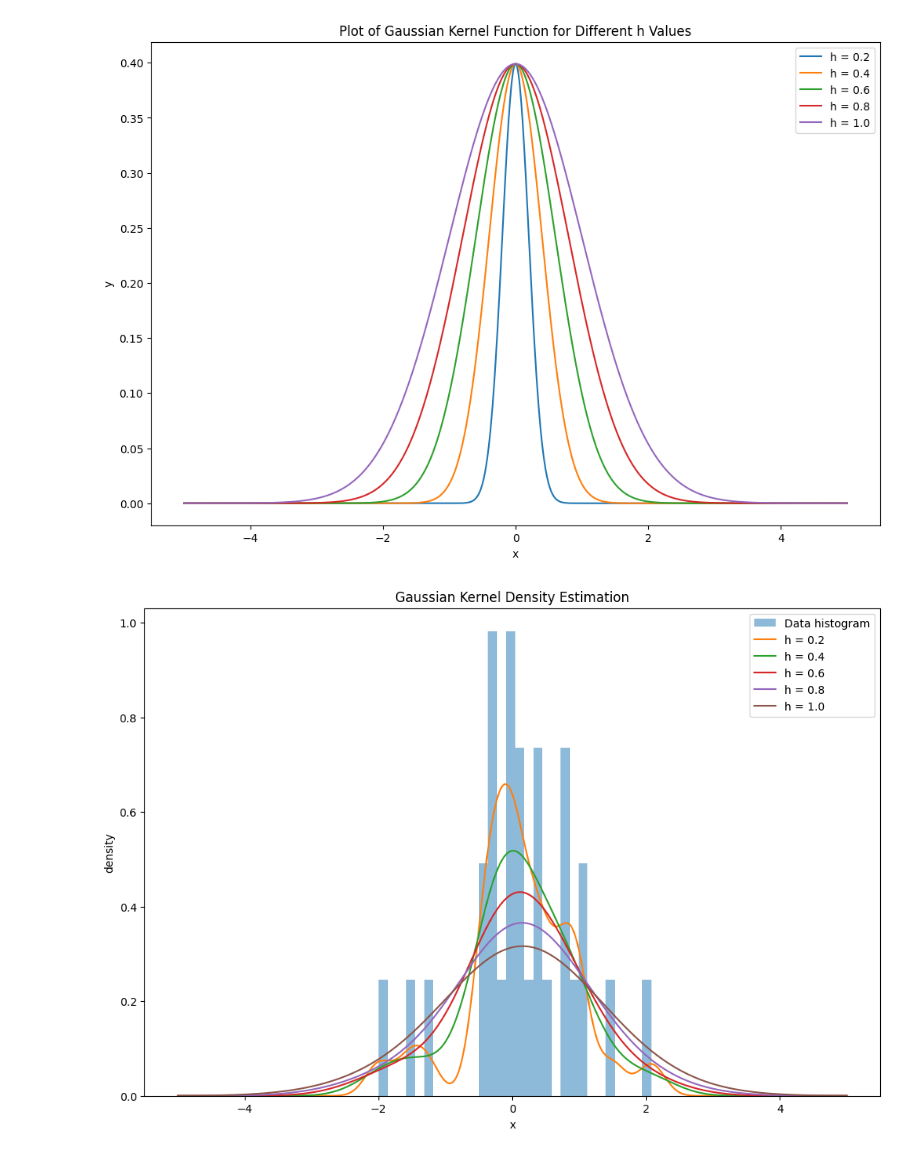
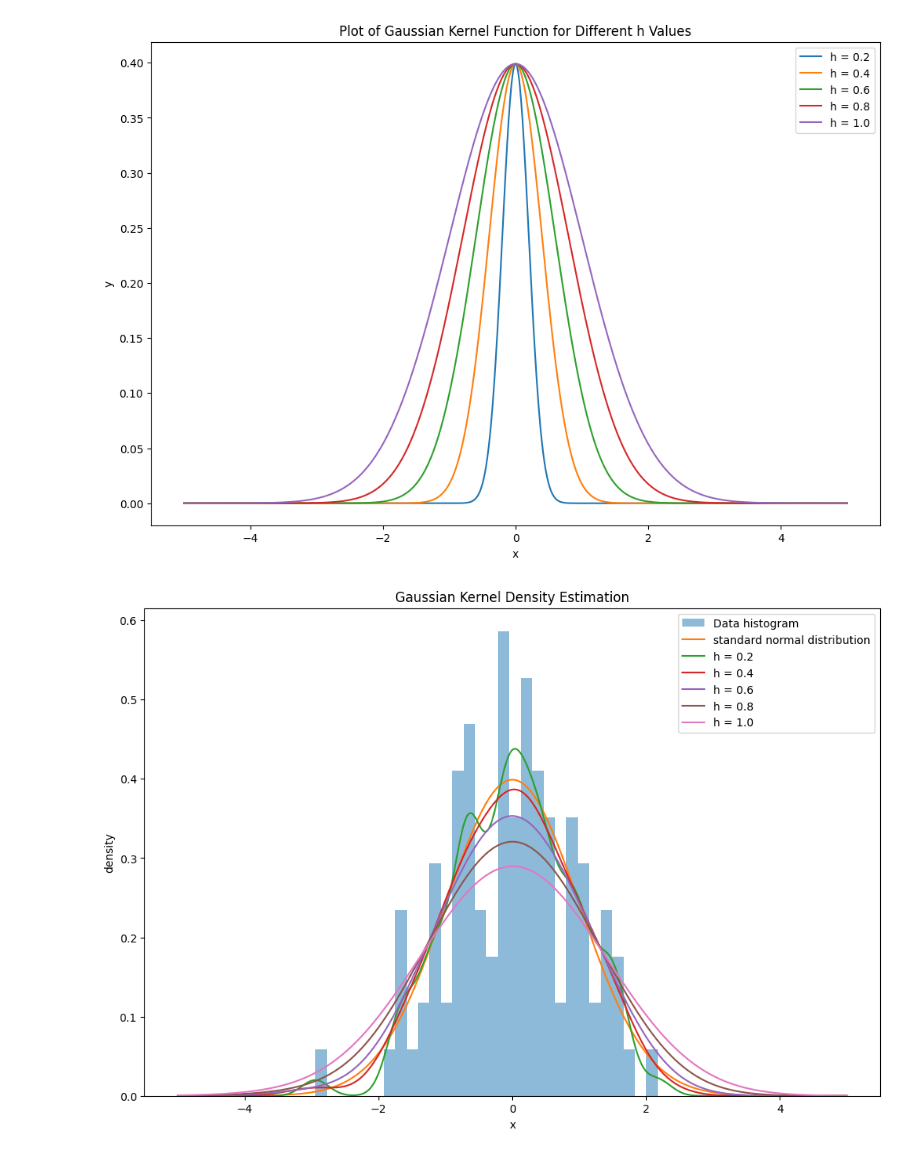
Before and after one commit to jonathanhu7/kernel-density-estimation-demo, a Jupyter notebook: guassian_kernel_function.ipynb, the cells around one changed output. Cells and saved outputs as stored; diff of their text form; code cells hidden in the pictures.

Commit message:
feat: add the original distribution in the figure

```diff
--- a/guassian_kernel_function.ipynb
+++ b/guassian_kernel_function.ipynb
@@ -40,24 +40,27 @@ plot_gaussian_kernel_functions_with_different_h_values()
 [figure]
 # %%
 def kernel_density_estimation():
-    data = np.random.normal(size=30)
+    data = np.random.normal(size=50)
     plt.hist(data, bins=30, density=True, alpha=0.5, label="Data histogram")
+
+    y_normal = (1 / np.sqrt(2 * np.pi)) * np.exp(- x_range ** 2 / 2)
+    plt.plot(x_range, y_normal, label="standard normal distribution")
 
     for h in h_values:
         pdf = np.zeros_like(x_range)
 
         for i, x in enumerate(x_range):
             kernel_values = gaussian_kernel_function((data - x) / h)
             pdf[i] = np.sum(kernel_values) / (h * len(data))
 
         plt.plot(x_range, pdf, label=f"h = {h:.1f}")
 
     plt.xlabel("x")
     plt.ylabel("density")
     plt.title("Gaussian Kernel Density Estimation")
     plt.legend()
     plt.savefig("./img/gaussian-kernel-density-estimation.png")
 
 kernel_density_estimation()
 # %% [output]
-[figure, old version]
+[figure, new version]
```
Also changed, not shown: 1 other file.
